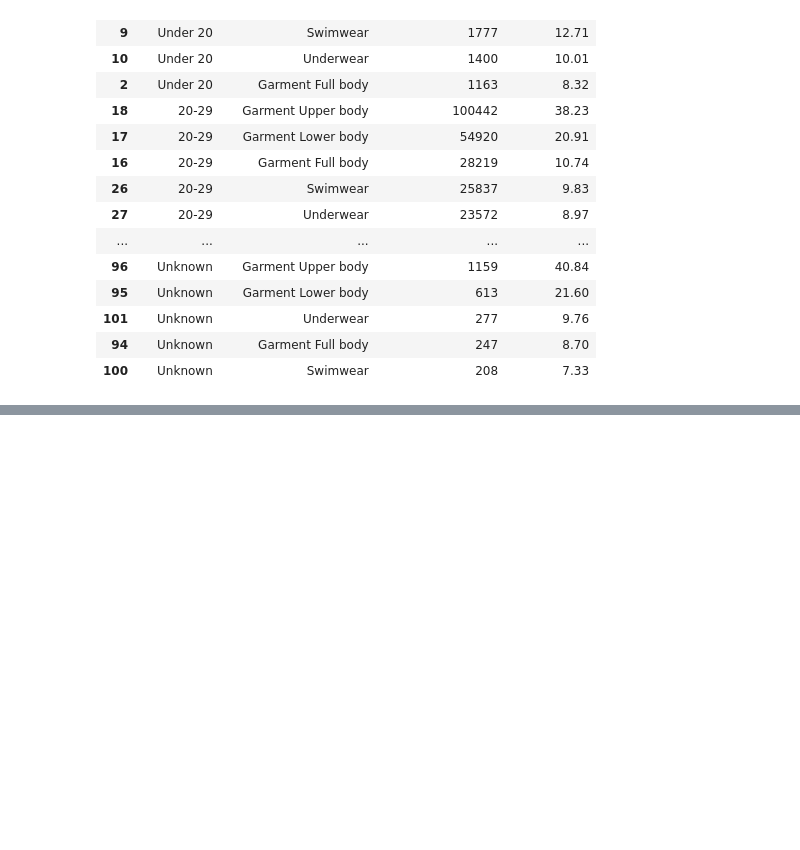
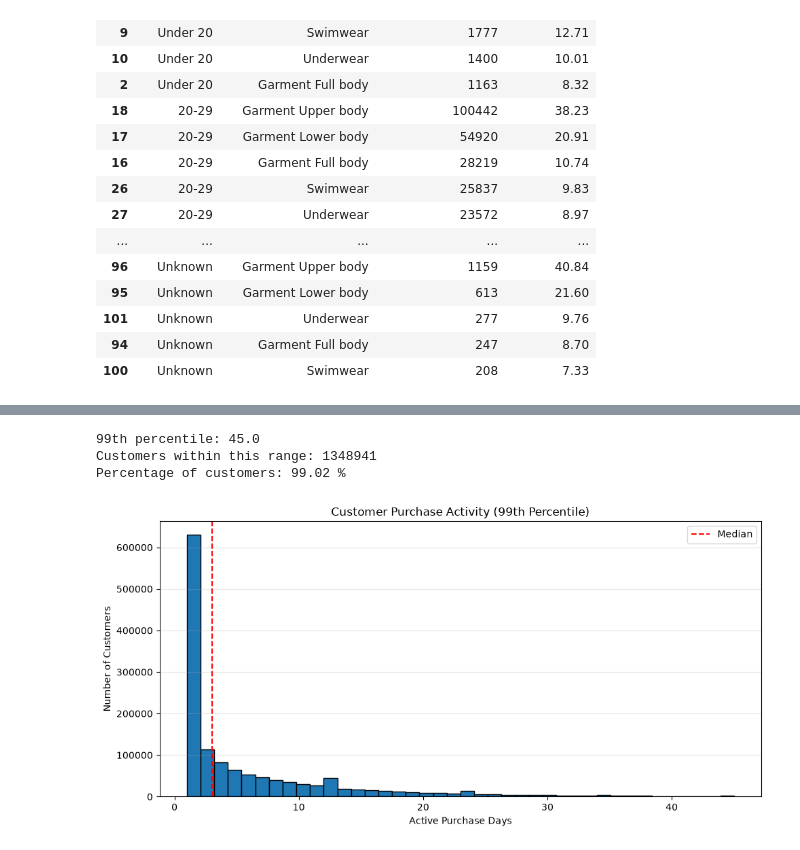
Before and after one commit to SandaruNipuna1/hm-recommendation-engine, a Jupyter notebook: notebooks/01_exploratory_data_analysis.ipynb, the cells around one changed output, grey strips where cells are left out. Cells and saved outputs as stored; diff of their text form; code cells hidden in the pictures; blank space fills up the shorter version.

```diff
--- a/notebooks/01_exploratory_data_analysis.ipynb
+++ b/notebooks/01_exploratory_data_analysis.ipynb
@@ -1235,0 +1687,49 @@ display(top_categories.round(2))
+# %%
+# Identify the 99th percentile of purchase activity
+
+p99 = customer_behavior["active_purchase_days"].quantile(0.99)
+
+print("99th percentile:", p99)
+print(
+    "Customers within this range:",
+    (customer_behavior["active_purchase_days"] <= p99).sum()
+)
+print(
+    "Percentage of customers:",
+    round(
+        (customer_behavior["active_purchase_days"] <= p99).mean() * 100,
+        2
+    ),
+    "%"
+)
+
+# Zoomed histogram
+plt.figure(figsize=(10, 5))
+
+plt.hist(
+    customer_behavior["active_purchase_days"],
+    bins=40,
+    range=(1, p99),
+    edgecolor="black"
+)
+
+plt.axvline(
+    customer_behavior["active_purchase_days"].median(),
+    linestyle="--",
+    color="red",
+    label="Median"
+)
+
+plt.title("Customer Purchase Activity (99th Percentile)")
+plt.xlabel("Active Purchase Days")
+plt.ylabel("Number of Customers")
+plt.legend()
+plt.grid(axis="y", alpha=0.3)
+
+plt.tight_layout()
+plt.show()
+# %% [output]
+99th percentile: 45.0
+Customers within this range: 1348941
+Percentage of customers: 99.02 %
+[figure, added]
```
Also changed, not shown: parts of 37 cells of this notebook.
